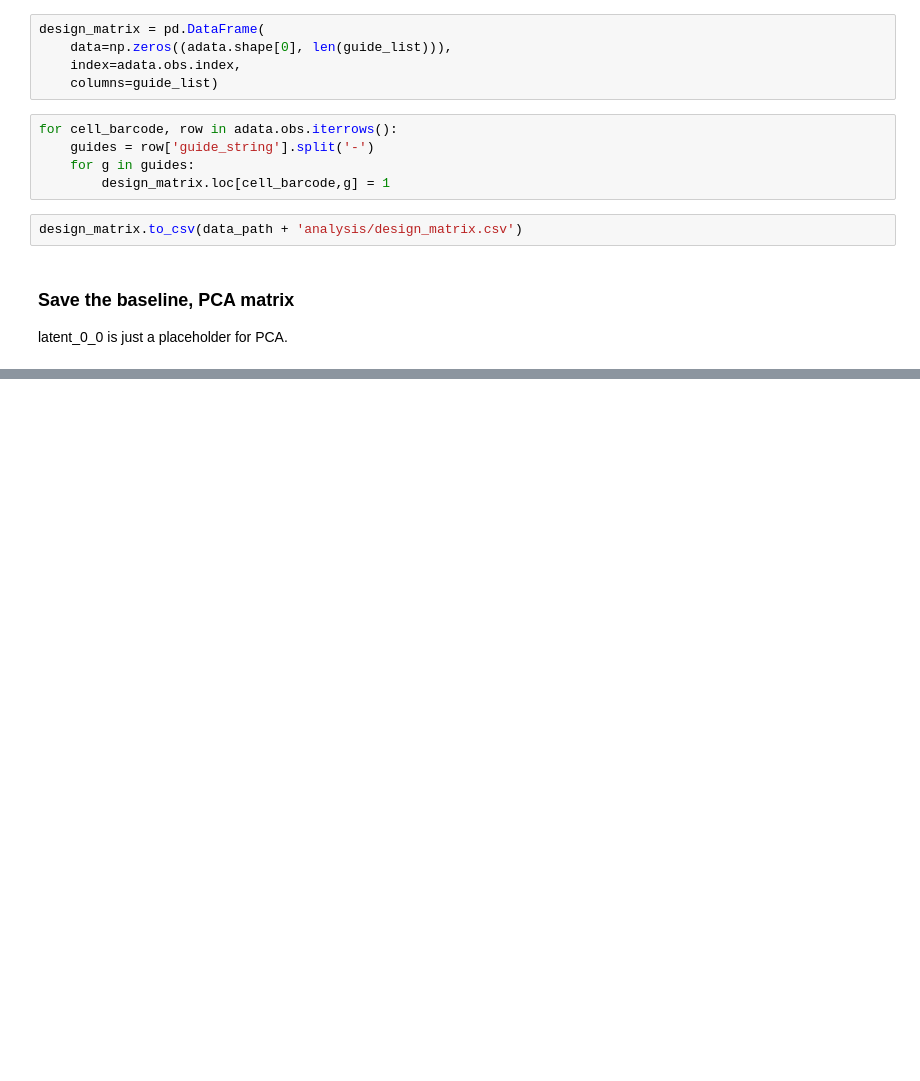
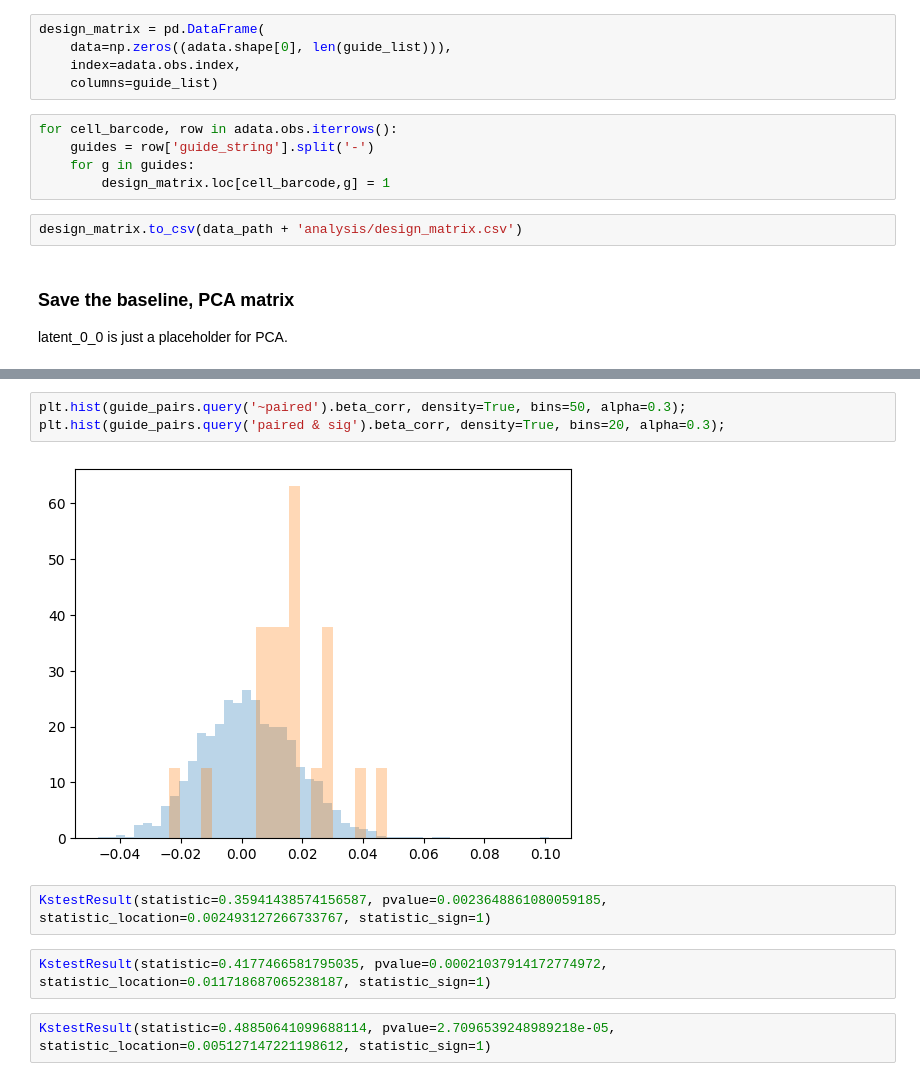
Before and after one commit to mincheoly/CS182A-project, a Jupyter notebook: analysis/setup_analysis.ipynb, the cells around one changed output, grey strips where cells are left out. Cells and saved outputs as stored; diff of their text form; blank space fills up the shorter version.

```diff
--- a/analysis/setup_analysis.ipynb
+++ b/analysis/setup_analysis.ipynb
@@ -76,0 +65,11 @@ KstestResult(statistic=0.07075005372877713, pvalue=0.9695788715124661, statistic
+# %%
+plt.hist(guide_pairs.query('~paired').beta_corr, density=True, bins=50, alpha=0.3);
+plt.hist(guide_pairs.query('paired & sig').beta_corr, density=True, bins=20, alpha=0.3);
+# %% [output]
+[figure, added]
+# %%
+KstestResult(statistic=0.35941438574156587, pvalue=0.0023648861080059185, statistic_location=0.002493127266733767, statistic_sign=1)
+# %%
+KstestResult(statistic=0.4177466581795035, pvalue=0.00021037914172774972, statistic_location=0.011718687065238187, statistic_sign=1)
+# %%
+KstestResult(statistic=0.48850641099688114, pvalue=2.7096539248989218e-05, statistic_location=0.005127147221198612, statistic_sign=1)
```
Also changed, not shown: parts of 29 cells of this notebook, 6 other files.
